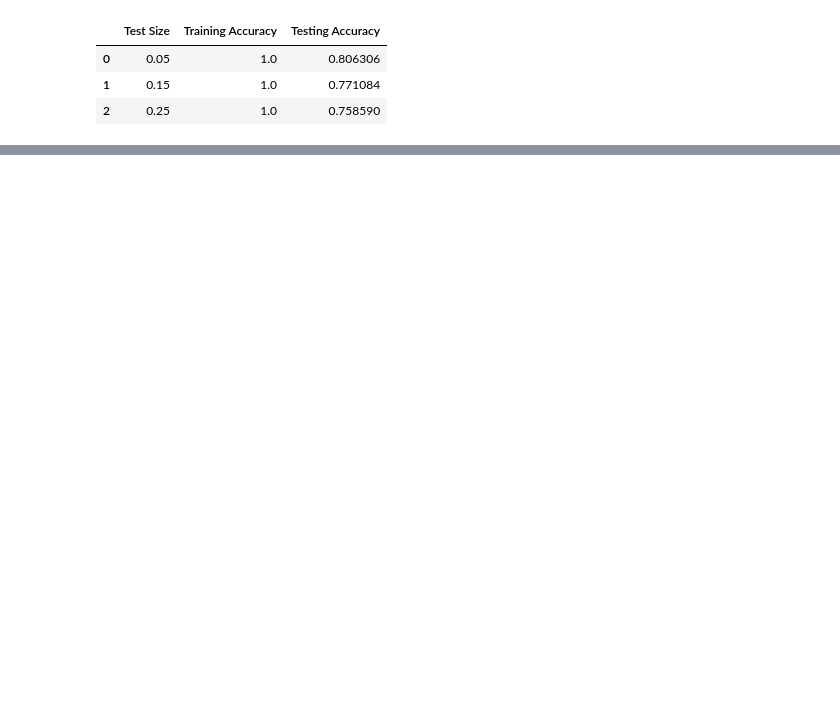
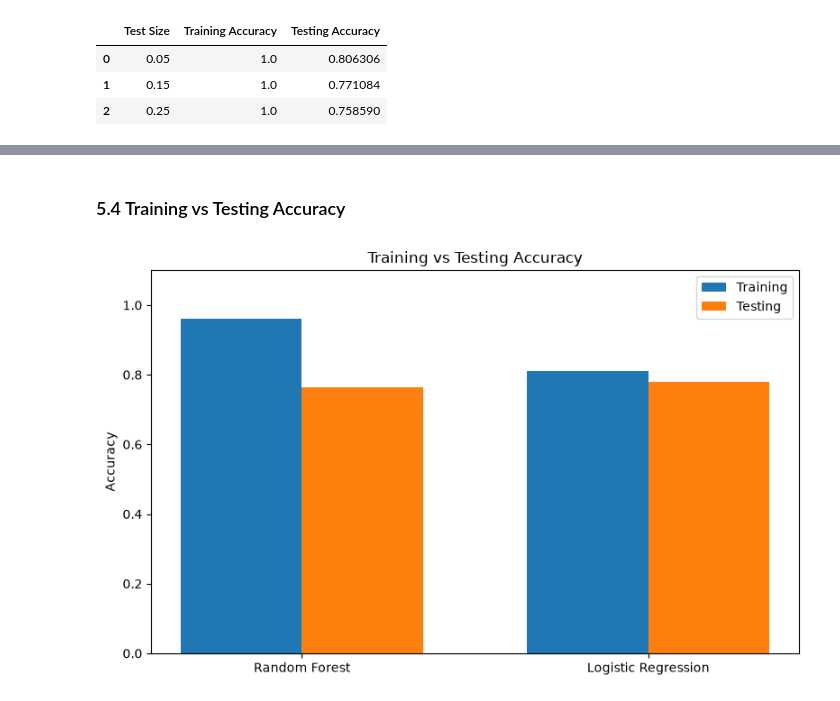
Before and after one commit to LucianaHamaji-2026408/CCT_ML_2026408, a Jupyter notebook: LucianaHamaji_CA1_ML.ipynb, the cells around one changed output, grey strips where cells are left out. Saved outputs shown, nothing was run; the diff lists cells and outputs as text; code cells hidden in the pictures; blank space fills up the shorter version.

```diff
--- a/LucianaHamaji_CA1_ML.ipynb
+++ b/LucianaHamaji_CA1_ML.ipynb
@@ -277,0 +649,36 @@ cv = StratifiedKFold(
+# %% [markdown]
+### 5.4 Training vs Testing Accuracy
+# %%
+import matplotlib.pyplot as plt
+import numpy as np
+
+models = ['Random Forest', 'Logistic Regression']
+
+training_accuracy = [
+    best_rf.score(X_train, y_train),
+    best_lr.score(X_train, y_train)
+]
+
+testing_accuracy = [
+    best_rf.score(X_test, y_test),
+    best_lr.score(X_test, y_test)
+]
+
+x = np.arange(len(models))
+width = 0.35
+
+plt.figure(figsize=(8, 5))
+
+plt.bar(x - width/2, training_accuracy, width, label='Training')
+plt.bar(x + width/2, testing_accuracy, width, label='Testing')
+
+plt.xticks(x, models)
+plt.ylabel('Accuracy')
+plt.title('Training vs Testing Accuracy')
+plt.ylim(0, 1.1)
+plt.legend()
+
+plt.tight_layout()
+plt.show()
+# %% [output]
+[figure, added]
```
Also changed, not shown: parts of 51 cells of this notebook.
